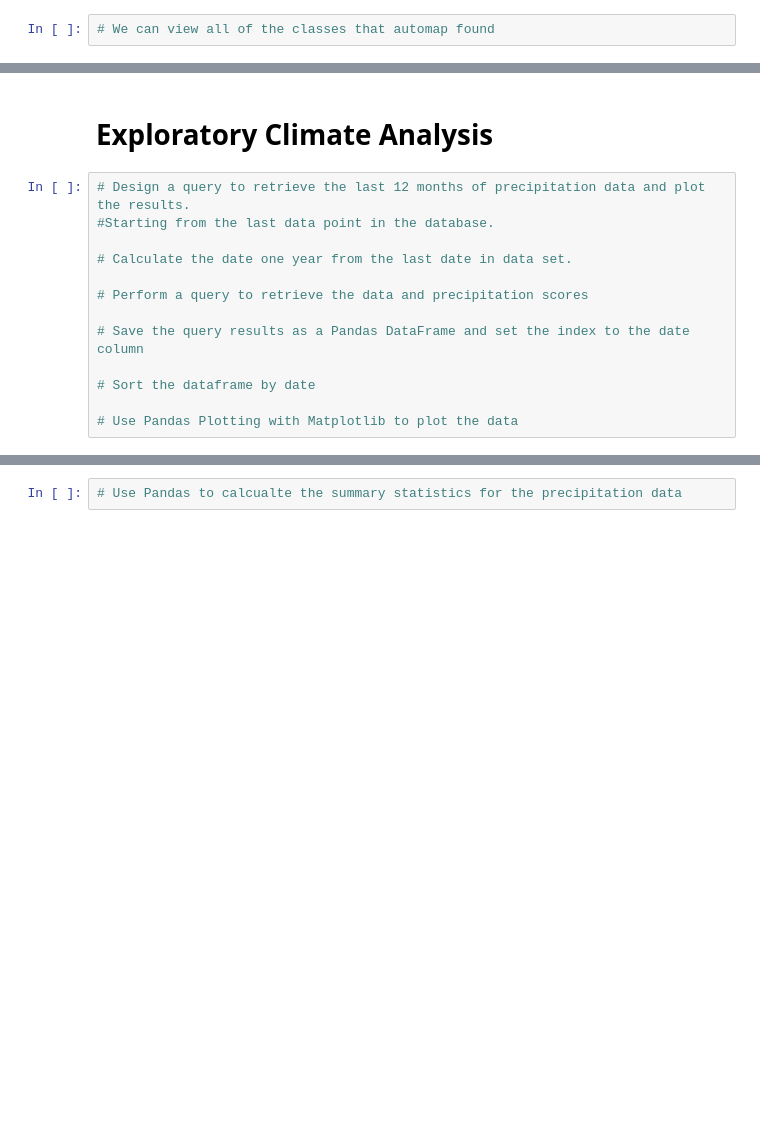
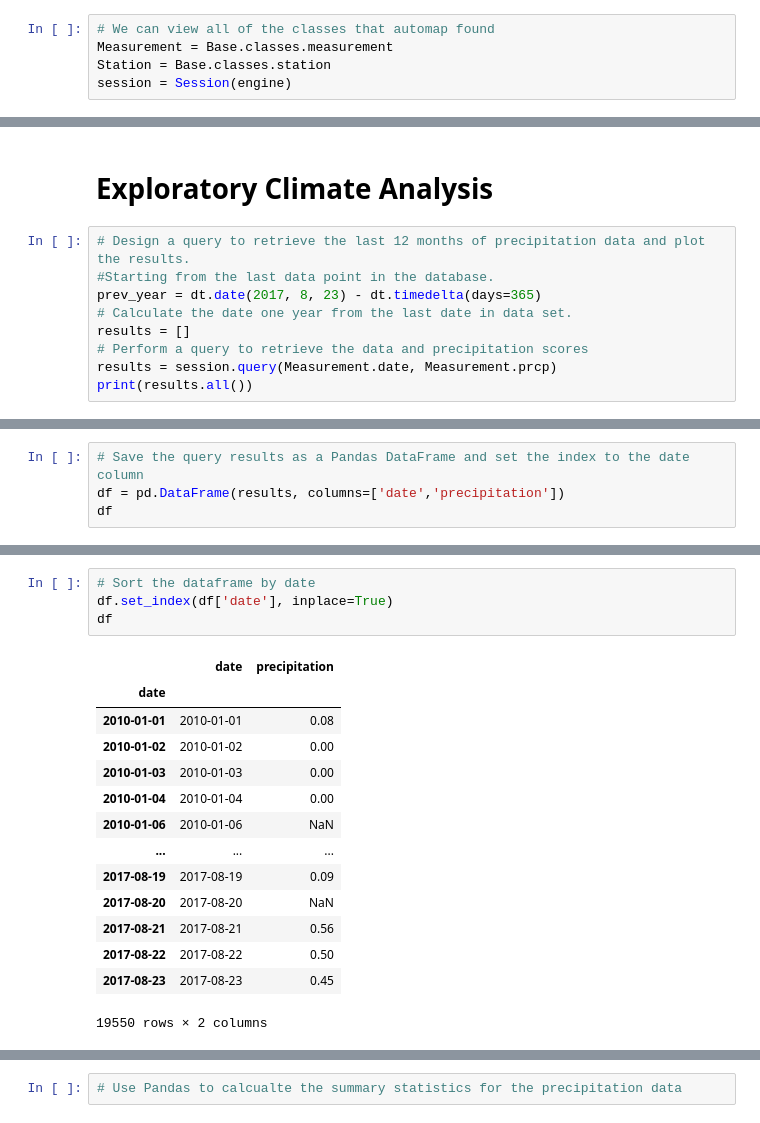
Before and after one commit to wesa112004/Surfs_Up, a Jupyter notebook: climate_analysis.ipynb, the cells around one changed output, grey strips where cells are left out. Drawn from its saved outputs; the diff is of its cells as text; blank space fills up the shorter version.

```diff
--- a/climate_analysis.ipynb
+++ b/climate_analysis.ipynb
@@ -26,5 +29,8 @@ Base.prepare(engine, reflect=True)
 # %%
 # We can view all of the classes that automap found
+Measurement = Base.classes.measurement
+Station = Base.classes.station
+session = Session(engine)
 # %%
 # Save references to each table
 # %%
@@ -34,13 +40,9 @@ Base.prepare(engine, reflect=True)
 # %%
 # Design a query to retrieve the last 12 months of precipitation data and plot the results.
 #Starting from the last data point in the database.
-
+prev_year = dt.date(2017, 8, 23) - dt.timedelta(days=365)
 # Calculate the date one year from the last date in data set.
-
+results = []
 # Perform a query to retrieve the data and precipitation scores
-
-# Save the query results as a Pandas DataFrame and set the index to the date column
-
-# Sort the dataframe by date
-
-# Use Pandas Plotting with Matplotlib to plot the data
+results = session.query(Measurement.date, Measurement.prcp)
+print(results.all())
@@ -46,0 +51,4 @@ Base.prepare(engine, reflect=True)
+# %%
+# Save the query results as a Pandas DataFrame and set the index to the date column
+df = pd.DataFrame(results, columns=['date','precipitation'])
+df
@@ -46,0 +69,19 @@ Base.prepare(engine, reflect=True)
+# %%
+# Sort the dataframe by date
+df.set_index(df['date'], inplace=True)
+df
+# %% [output]
+|  | date | precipitation |
+| date |  |  |
+| 2010-01-01 | 2010-01-01 | 0.08 |
+| 2010-01-02 | 2010-01-02 | 0.00 |
+| 2010-01-03 | 2010-01-03 | 0.00 |
+| 2010-01-04 | 2010-01-04 | 0.00 |
+| 2010-01-06 | 2010-01-06 | NaN |
+| ... | ... | ... |
+| 2017-08-19 | 2017-08-19 | 0.09 |
+| 2017-08-20 | 2017-08-20 | NaN |
+| 2017-08-21 | 2017-08-21 | 0.56 |
+| 2017-08-22 | 2017-08-22 | 0.50 |
+| 2017-08-23 | 2017-08-23 | 0.45 |
+19550 rows × 2 columns
```
Also changed, not shown: parts of 7 cells of this notebook.
